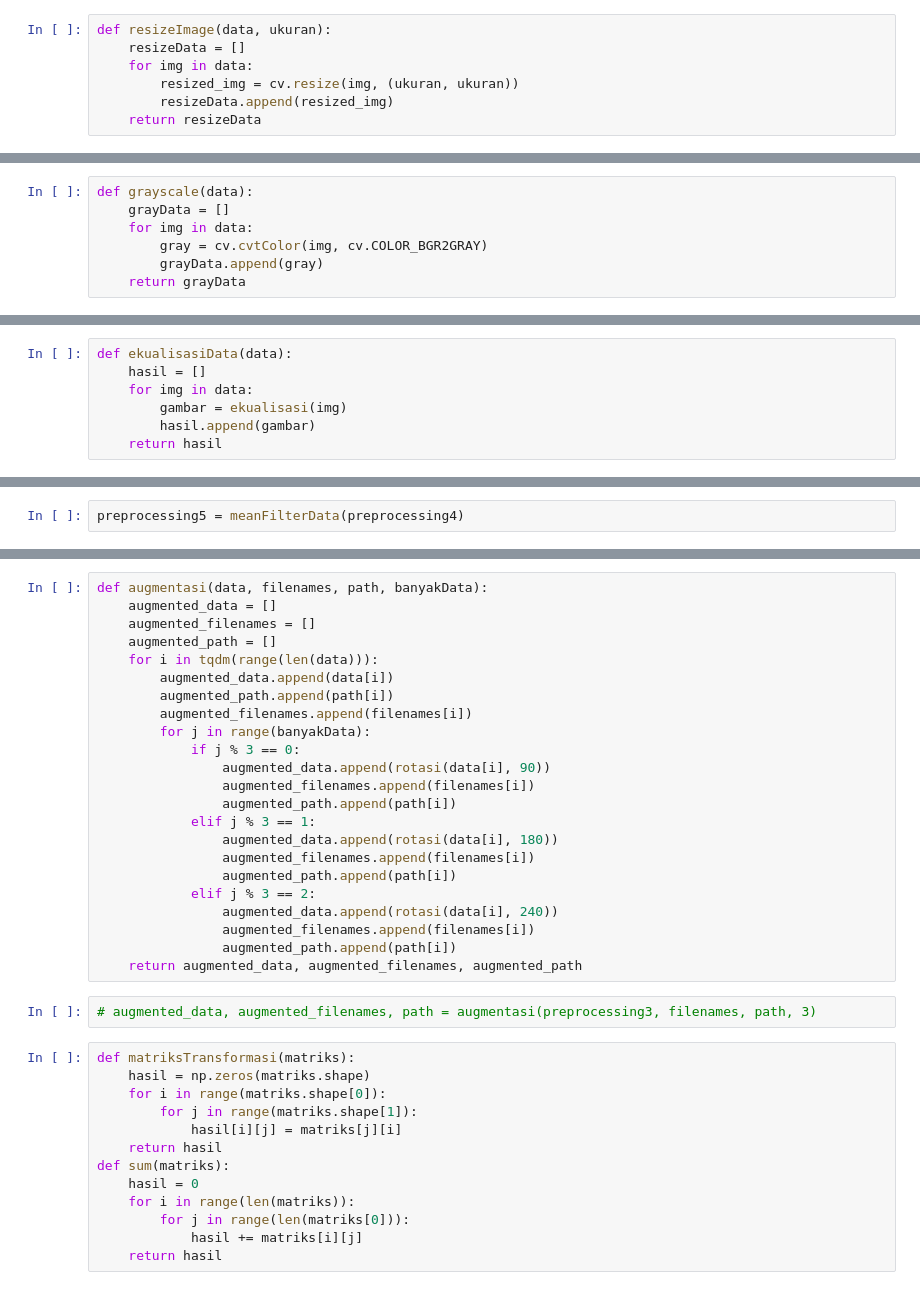
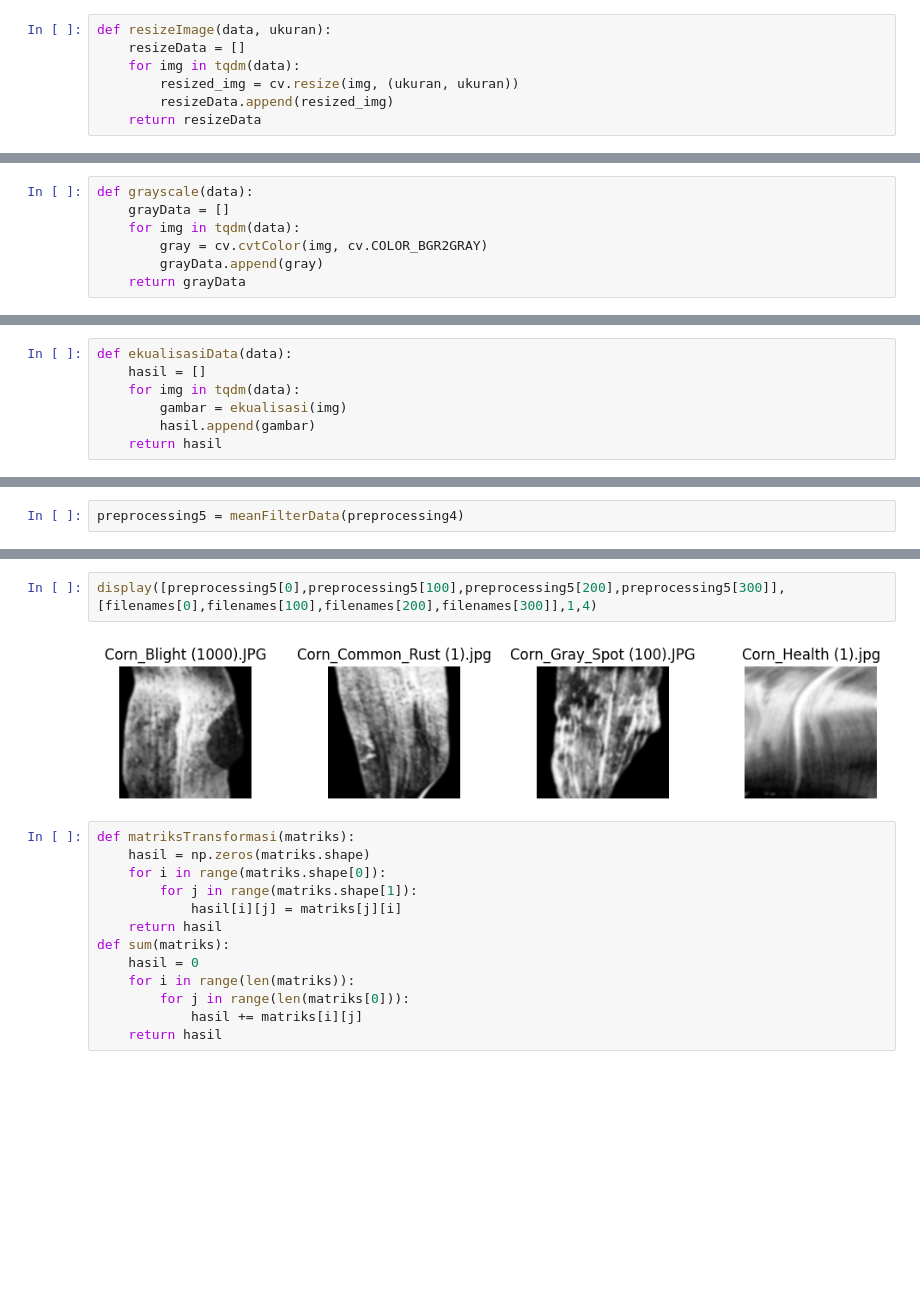
Before and after one commit to Rizani436/Projek-PCD, a Jupyter notebook: sesudahPreprocessing-ke5Fix.ipynb, the cells around one changed output, grey strips where cells are left out. Saved outputs shown, nothing was run; the diff lists cells and outputs as text; blank space fills up the shorter version.

```diff
--- a/sesudahPreprocessing-ke5Fix.ipynb
+++ b/sesudahPreprocessing-ke5Fix.ipynb
@@ -56,7 +54,7 @@ display([data[0],data[100],data[200],data[300]],[filenames[0],filenames[100],fil
 # %%
 def resizeImage(data, ukuran):
     resizeData = []
-    for img in data:
+    for img in tqdm(data):
         resized_img = cv.resize(img, (ukuran, ukuran))
         resizeData.append(resized_img)
     return resizeData
@@ -83,7 +77,7 @@ preprocessing1 = hapusBackgroundData(data)
 # %%
 def grayscale(data):
     grayData = []
-    for img in data:
+    for img in tqdm(data):
         gray = cv.cvtColor(img, cv.COLOR_BGR2GRAY)
         grayData.append(gray)
     return grayData
@@ -112,7 +106,7 @@ def ekualisasi(img):
 # %%
 def ekualisasiData(data):
     hasil = []
-    for img in data:
+    for img in tqdm(data):
         gambar = ekualisasi(img)
         hasil.append(gambar)
     return hasil
@@ -187,28 +162,7 @@ def rotasi (image, derajat):
-# %%
-def augmentasi(data, filenames, path, banyakData):
-    augmented_data = []
-    augmented_filenames = []
-    augmented_path = []
-    for i in tqdm(range(len(data))):
-        augmented_data.append(data[i])
-        augmented_path.append(path[i])
-        augmented_filenames.append(filenames[i])
-        for j in range(banyakData):
-            if j % 3 == 0:
-                augmented_data.append(rotasi(data[i], 90))
-                augmented_filenames.append(filenames[i])
-                augmented_path.append(path[i])
-            elif j % 3 == 1:
-                augmented_data.append(rotasi(data[i], 180))
-                augmented_filenames.append(filenames[i])
-                augmented_path.append(path[i])
-            elif j % 3 == 2:
-                augmented_data.append(rotasi(data[i], 240))
-                augmented_filenames.append(filenames[i])
-                augmented_path.append(path[i])
-    return augmented_data, augmented_filenames, augmented_path
-# %%
-# augmented_data, augmented_filenames, path = augmentasi(preprocessing3, filenames, path, 3)
+# %%
+display([preprocessing5[0],preprocessing5[100],preprocessing5[200],preprocessing5[300]],[filenames[0],filenames[100],filenames[200],filenames[300]],1,4)
+# %% [output]
+[figure, added]
 # %%
 def matriksTransformasi(matriks):
     hasil = np.zeros(matriks.shape)
```
Also changed, not shown: parts of 4 cells of this notebook, 5 other files.
